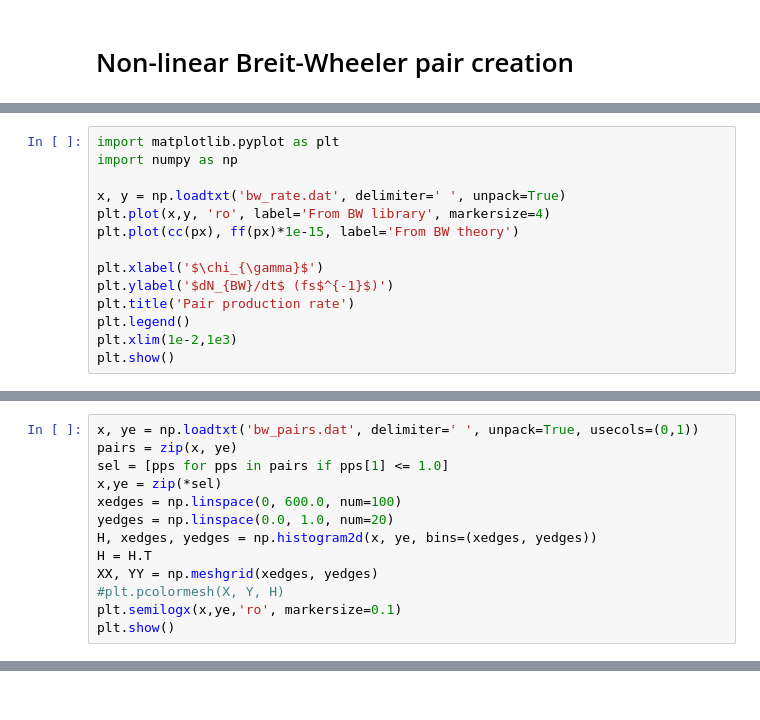
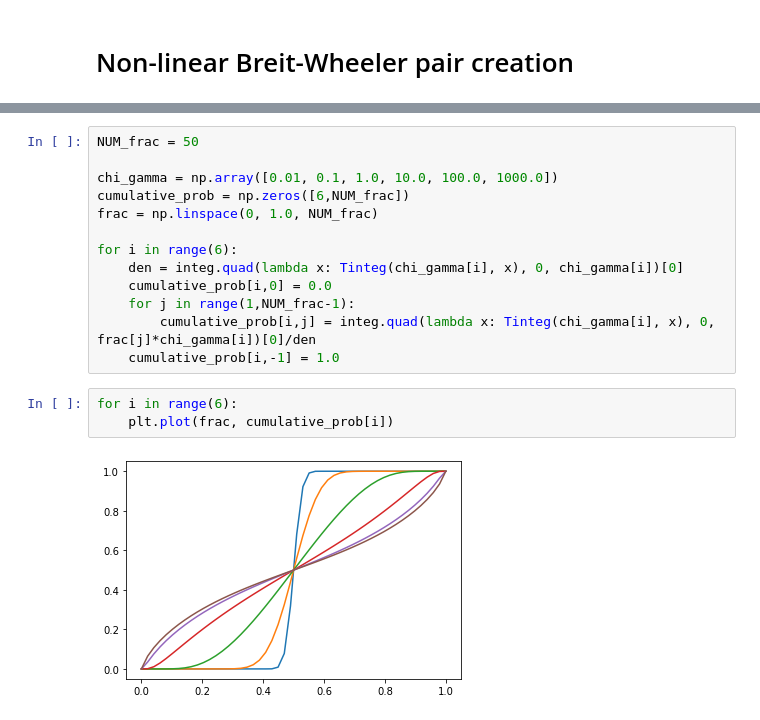
Before and after one commit to ECP-WarpX/picsar, a Jupyter notebook: src/multi_physics/QED_tests/validation/validation_breit_wheeler.ipynb, the cells around one changed output, grey strips where cells are left out. Drawn from its saved outputs; the diff is of its cells as text.

```diff
--- a/src/multi_physics/QED_tests/validation/validation_breit_wheeler.ipynb
+++ b/src/multi_physics/QED_tests/validation/validation_breit_wheeler.ipynb
@@ -90,14 +83,0 @@ plt.show()
-# %%
-import matplotlib.pyplot as plt
-import numpy as np
-
-x, y = np.loadtxt('bw_rate.dat', delimiter=' ', unpack=True)
-plt.plot(x,y, 'ro', label='From BW library', markersize=4)
-plt.plot(cc(px), ff(px)*1e-15, label='From BW theory')
-
-plt.xlabel('$\chi_{\gamma}$')
-plt.ylabel('$dN_{BW}/dt$ (fs$^{-1}$)')
-plt.title('Pair production rate')
-plt.legend()
-plt.xlim(1e-2,1e3)
-plt.show()
@@ -106,13 +83,0 @@ plt.show()
-# %%
-x, ye = np.loadtxt('bw_pairs.dat', delimiter=' ', unpack=True, usecols=(0,1))
-pairs = zip(x, ye)
-sel = [pps for pps in pairs if pps[1] <= 1.0]
-x,ye = zip(*sel)
-xedges = np.linspace(0, 600.0, num=100)
-yedges = np.linspace(0.0, 1.0, num=20)
-H, xedges, yedges = np.histogram2d(x, ye, bins=(xedges, yedges))
-H = H.T
-XX, YY = np.meshgrid(xedges, yedges)
-#plt.pcolormesh(X, Y, H)
-plt.semilogx(x,ye,'ro', markersize=0.1)
-plt.show()
@@ -213,0 +84,18 @@ plt.hist(g_ele, bins='auto')
+# %%
+NUM_frac = 50
+
+chi_gamma = np.array([0.01, 0.1, 1.0, 10.0, 100.0, 1000.0])
+cumulative_prob = np.zeros([6,NUM_frac])
+frac = np.linspace(0, 1.0, NUM_frac)
+
+for i in range(6):
+    den = integ.quad(lambda x: Tinteg(chi_gamma[i], x), 0, chi_gamma[i])[0]
+    cumulative_prob[i,0] = 0.0
+    for j in range(1,NUM_frac-1):
+        cumulative_prob[i,j] = integ.quad(lambda x: Tinteg(chi_gamma[i], x), 0, frac[j]*chi_gamma[i])[0]/den
+    cumulative_prob[i,-1] = 1.0
+# %%
+for i in range(6):
+    plt.plot(frac, cumulative_prob[i])
+# %% [output]
+[figure, added]
```
Also changed, not shown: parts of 16 cells of this notebook, 2 other files.
